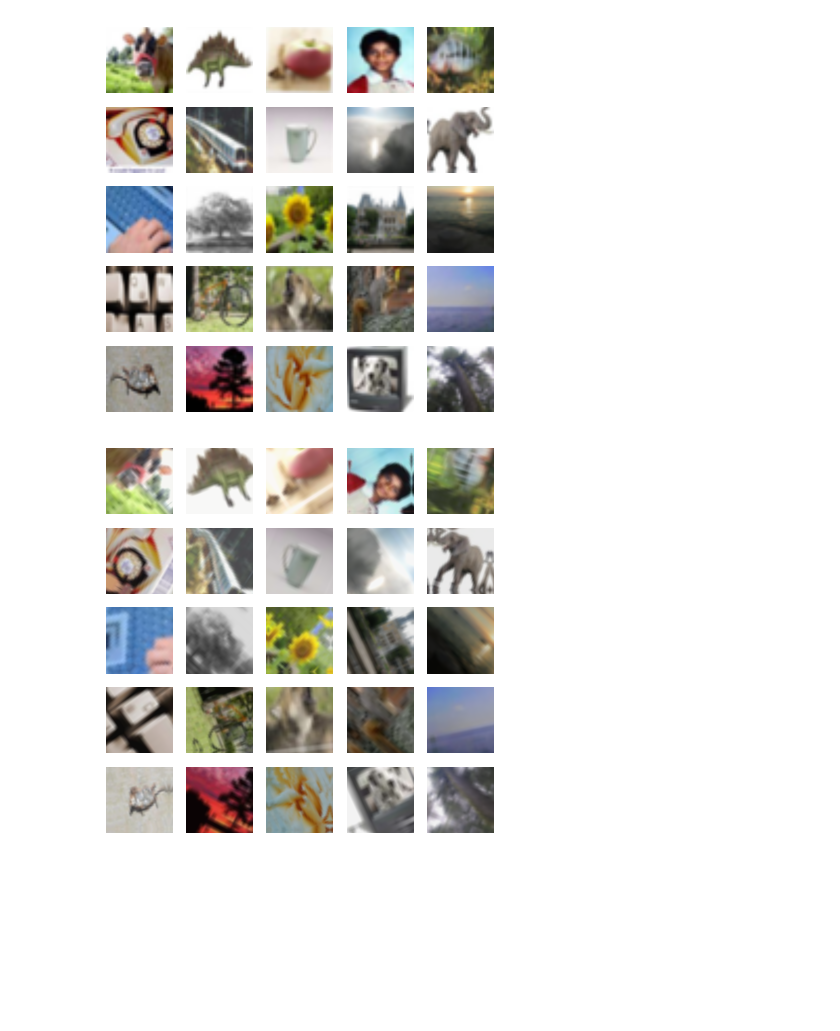
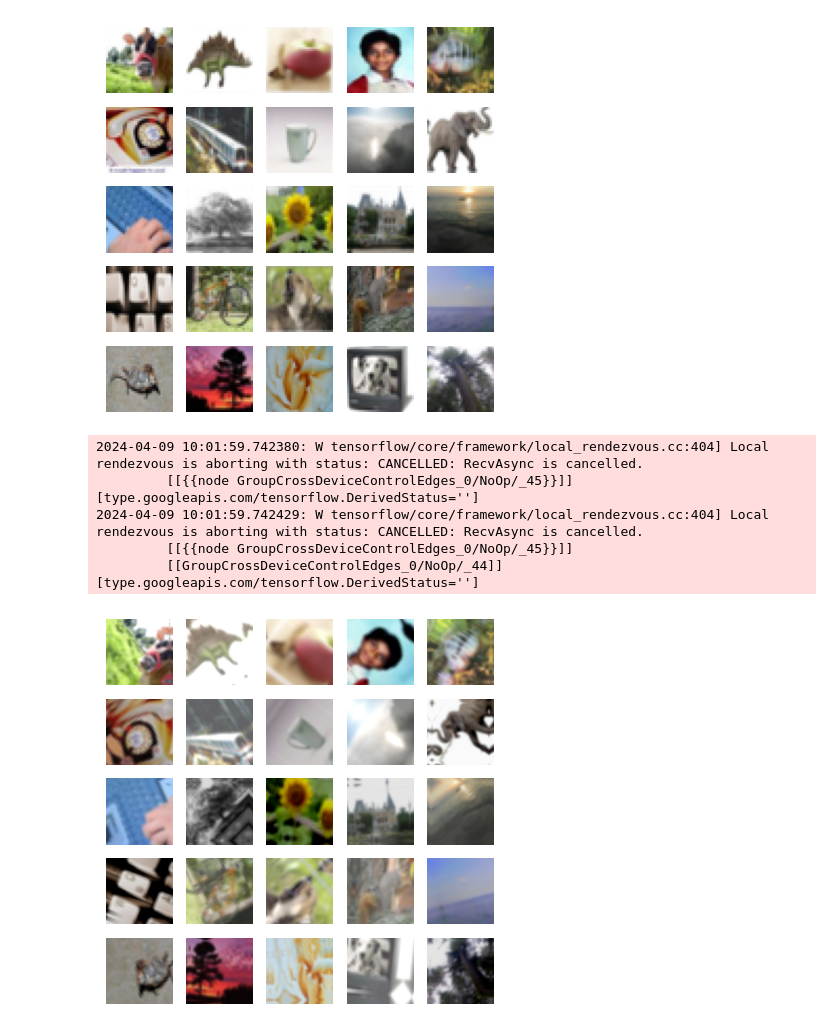
Before and after one commit to arnaud-feldmann/projet_distillation_cnam, a Jupyter notebook: visualisation_donnees.ipynb, the cells around one changed output. Cells and saved outputs as stored; diff of their text form; code cells hidden in the pictures; blank space fills up the shorter version.

```diff
--- a/visualisation_donnees.ipynb
+++ b/visualisation_donnees.ipynb
@@ -28,22 +29,25 @@ To enable the following instructions: AVX2 AVX512F AVX512_VNNI AVX512_BF16 AVX51
 num_classes = 100
 # %%
 def preprocessing(image, label):
-  image = tf.image.resize(image, (224, 224)) / 255.0
-  label = tf.squeeze(tf.one_hot(label, depth = num_classes), axis = 0)
-  return  image, label
+    image = tf.image.resize(image, (224, 224))
+    label = tf.squeeze(tf.one_hot(label, depth = num_classes), axis = 0)
+    return  image, label
 
 augmentation_donnees_keras = Sequential([
     RandomFlip("horizontal"),
     RandomTranslation(0.2,0.2),
     RandomRotation(0.2),
     RandomZoom(0.2),
-    RandomBrightness(0.2,value_range=(0,1)),
-    RandomContrast(0.2)
+    RandomContrast(0.2),
+    RandomBrightness(0.2,value_range=(0,1))
 ])
 
 def augmentation_donnees(image, label):
-  return augmentation_donnees_keras(image, training = True), label
+  return augmentation_donnees_keras(image/255.0, training = True)*255.0, label
+
+def preprocess_resnet(image, label):
+    return preprocess_input(image), label
 
 train_dataset, _ = cifar100.load_data()
 
-train_dataset = tf.data.Dataset.from_tensor_slices(train_dataset).map(preprocessing).batch(25).prefetch(tf.data.AUTOTUNE)
+train_dataset = tf.data.Dataset.from_tensor_slices(train_dataset)
@@ -50,15 +56,19 @@ train_dataset = tf.data.Dataset.from_tensor_slices(train_dataset).map(preprocess
 # %%
-def afficher_premier_batch(dataset):
-    images = next(iter(dataset))[0].numpy()
+def afficher_batch(images):
     plt.figure(figsize=(5, 5))
     for i in range(25):
         plt.subplot(5, 5, i + 1)
-        plt.imshow(images[i], cmap='gray')
+        plt.imshow(images[i]/255.0, cmap='gray')
         plt.axis('off')
     plt.show()
 
-afficher_premier_batch(train_dataset)
-afficher_premier_batch(train_dataset.map(augmentation_donnees))
+afficher_batch(next(iter(train_dataset.batch(25)))[0].numpy())
+afficher_batch(next(iter(train_dataset.map(preprocessing).map(augmentation_donnees).batch(25)))[0].numpy())
 # %% [output]
 [figure]
+2024-04-09 10:01:59.742380: W tensorflow/core/framework/local_rendezvous.cc:404] Local rendezvous is aborting with status: CANCELLED: RecvAsync is cancelled.
+         [[{{node GroupCrossDeviceControlEdges_0/NoOp/_45}}]] [type.googleapis.com/tensorflow.DerivedStatus='']
+2024-04-09 10:01:59.742429: W tensorflow/core/framework/local_rendezvous.cc:404] Local rendezvous is aborting with status: CANCELLED: RecvAsync is cancelled.
+         [[{{node GroupCrossDeviceControlEdges_0/NoOp/_45}}]]
+         [[GroupCrossDeviceControlEdges_0/NoOp/_44]] [type.googleapis.com/tensorflow.DerivedStatus='']
-[figure, old version]
+[figure, new version]
```
Also changed, not shown: parts of 3 cells of this notebook.
